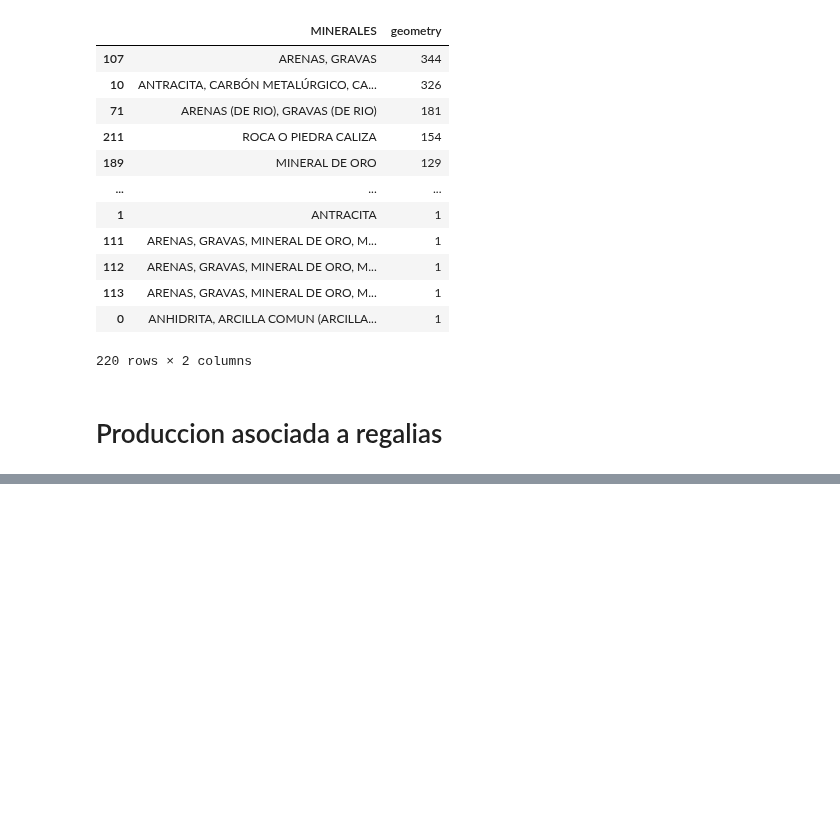
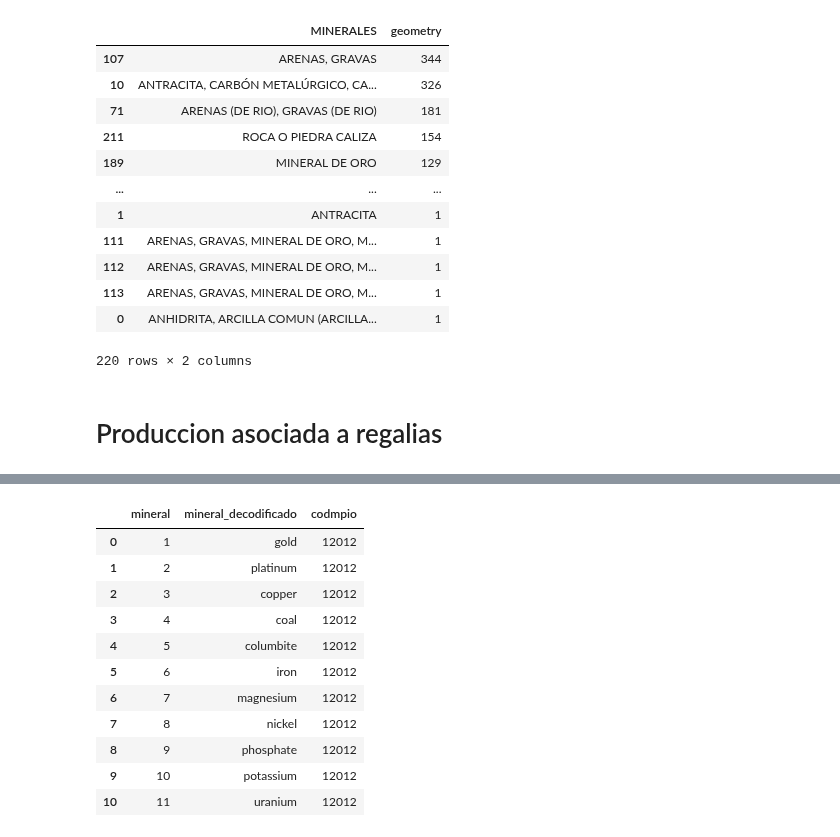
Before and after one commit to JC-AlfonsoR/PEG-mining-agriculture, a Jupyter notebook: engines/e2011_armonizar_taxonomias_minerales.ipynb, the cells around one changed output, grey strips where cells are left out. Drawn from its saved outputs; the diff is of its cells as text; code cells hidden in the pictures; blank space fills up the shorter version.

```diff
--- a/engines/e2011_armonizar taxonomias_minerales.ipynb
+++ b/engines/e2011_armonizar_taxonomias_minerales.ipynb
@@ -211,0 +250,7 @@ display(categorias_titulosMineros)
+# %%
+# cargar datos
+SR2021Minerales = pd.read_stata(DATA/"raw/ada_SR2021/panel_prillegalMi.dta")
+
+# explorar datos
+display(SR2021Minerales.info())
+display(SR2021Minerales.head(3))
@@ -211,0 +315,20 @@ display(categorias_titulosMineros)
+# %%
+# Crear columna con el nombre del mineral decodificado
+SR2021Minerales['mineral_decodificado'] = SR2021Minerales['mineral'].map(SR2021_mineral_code)
+# %%
+# Encontrar los categorias de la base de datos
+categorias_SR2021Minerales = SR2021Minerales.groupby(['mineral','mineral_decodificado'])['codmpio'].count().reset_index().sort_values(by='codmpio', ascending=False)
+display(categorias_SR2021Minerales)
+# %% [output]
+|  | mineral | mineral_decodificado | codmpio |
+| 0 | 1 | gold | 12012 |
+| 1 | 2 | platinum | 12012 |
+| 2 | 3 | copper | 12012 |
+| 3 | 4 | coal | 12012 |
+| 4 | 5 | columbite | 12012 |
+| 5 | 6 | iron | 12012 |
+| 6 | 7 | magnesium | 12012 |
+| 7 | 8 | nickel | 12012 |
+| 8 | 9 | phosphate | 12012 |
+| 9 | 10 | potassium | 12012 |
+| 10 | 11 | uranium | 12012 |
```
Also changed, not shown: parts of 8 cells of this notebook, 1 other file.
